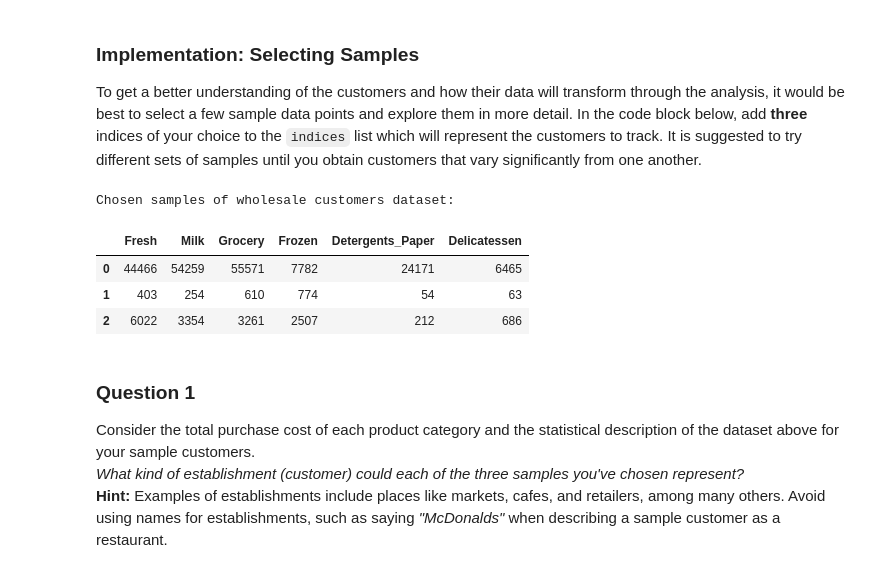
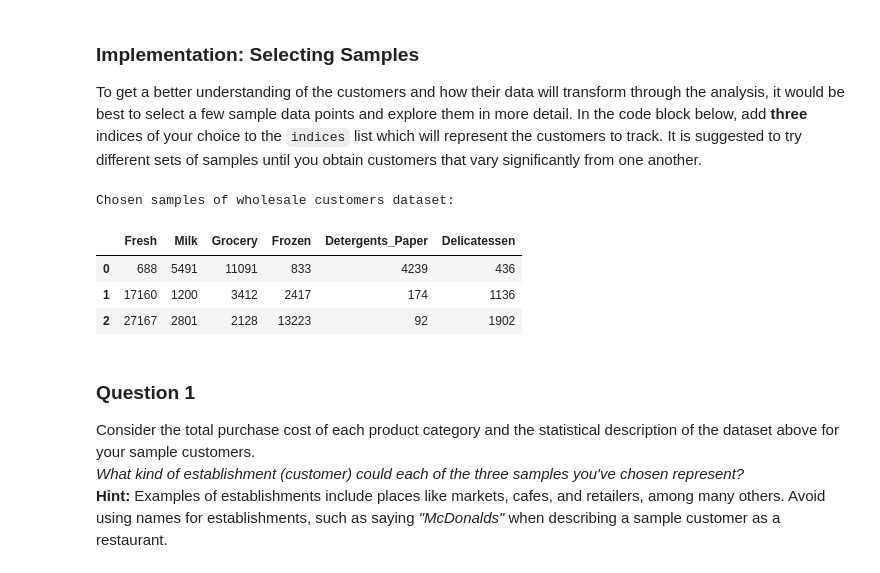
Before and after one commit to rouille/UdacityMachineLearning, a Jupyter notebook: projects/customer_segments/customer_segments.ipynb, the cells around one changed output. Saved outputs shown, nothing was run; the diff lists cells and outputs as text; code cells hidden in the pictures.

```diff
--- a/projects/customer_segments/customer_segments.ipynb
+++ b/projects/customer_segments/customer_segments.ipynb
@@ -60,18 +60,18 @@ display(data.describe())
 To get a better understanding of the customers and how their data will transform through the analysis, it would be best to select a few sample data points and explore them in more detail. In the code block below, add **three** indices of your choice to the `indices` list which will represent the customers to track. It is suggested to try different sets of samples until you obtain customers that vary significantly from one another.
 # %%
 # TODO: Select three indices of your choice you wish to sample from the dataset
-indices = [47,97,291]
+indices = [35,120,401]
 
 # Create a DataFrame of the chosen samples
 samples = pd.DataFrame(data.loc[indices], columns = data.keys()).reset_index(drop = True)
 print "Chosen samples of wholesale customers dataset:"
 display(samples)
 # %% [output]
 Chosen samples of wholesale customers dataset:
 |  | Fresh | Milk | Grocery | Frozen | Detergents_Paper | Delicatessen |
-| 0 | 44466 | 54259 | 55571 | 7782 | 24171 | 6465 |
-| 1 | 403 | 254 | 610 | 774 | 54 | 63 |
-| 2 | 6022 | 3354 | 3261 | 2507 | 212 | 686 |
+| 0 | 688 | 5491 | 11091 | 833 | 4239 | 436 |
+| 1 | 17160 | 1200 | 3412 | 2417 | 174 | 1136 |
+| 2 | 27167 | 2801 | 2128 | 13223 | 92 | 1902 |
 # %% [markdown]
 ### Question 1
 Consider the total purchase cost of each product category and the statistical description of the dataset above for your sample customers.
```
Also changed, not shown: parts of 24 cells of this notebook.
